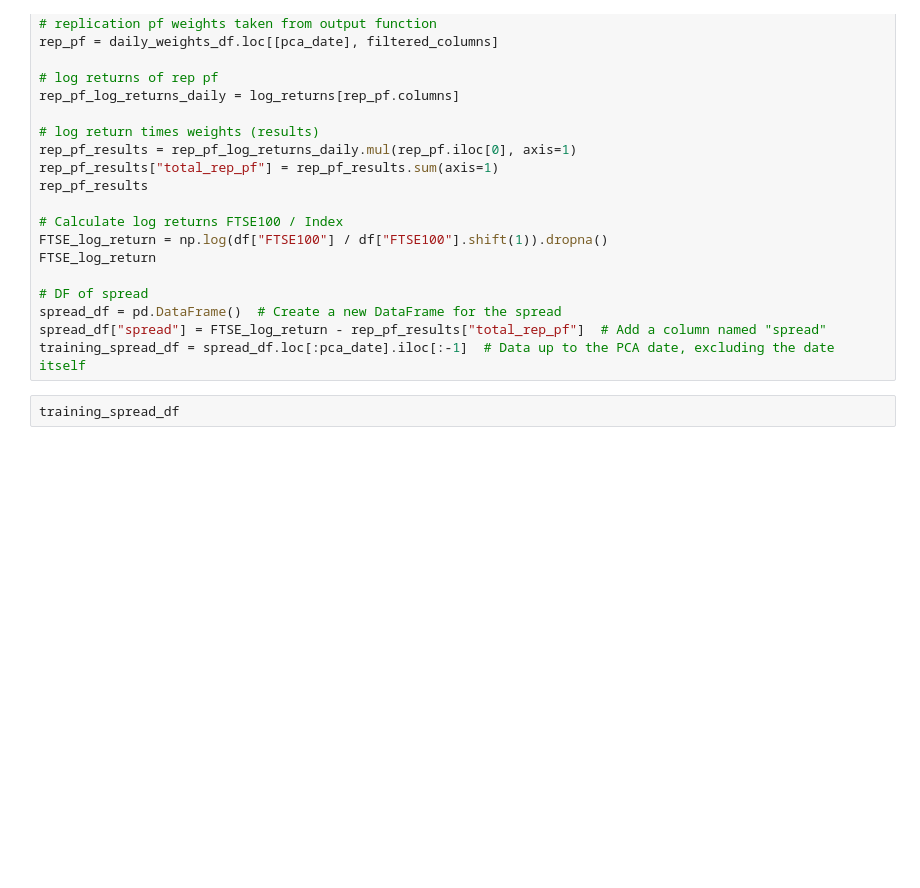
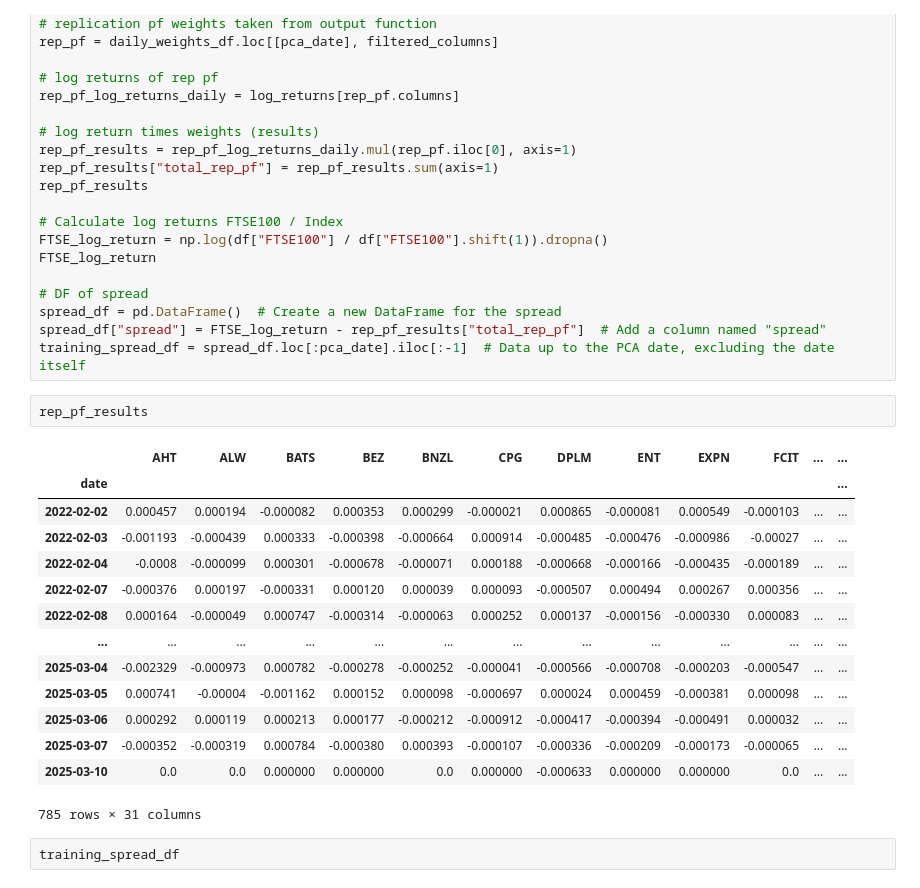
Before and after one commit to Ilse-hutten/index-arbitrage, a Jupyter notebook: notebooks/Spread calc.ipynb, the cells around one changed output. Cells and saved outputs as stored; diff of their text form; blank space fills up the shorter version.

Commit message:
set index date

```diff
--- a/notebooks/Spread calc.ipynb
+++ b/notebooks/Spread calc.ipynb
@@ -126,6 +149,23 @@ FTSE_log_return
 spread_df = pd.DataFrame()  # Create a new DataFrame for the spread
 spread_df["spread"] = FTSE_log_return - rep_pf_results["total_rep_pf"]  # Add a column named "spread"
 training_spread_df = spread_df.loc[:pca_date].iloc[:-1]  # Data up to the PCA date, excluding the date itself
+# %%
+rep_pf_results
+# %% [output]
+|  | AHT | ALW | BATS | BEZ | BNZL | CPG | DPLM | ENT | EXPN | FCIT | ... | ... |
+| date |  |  |  |  |  |  |  |  |  |  |  | ... |
+| 2022-02-02 | 0.000457 | 0.000194 | -0.000082 | 0.000353 | 0.000299 | -0.000021 | 0.000865 | -0.000081 | 0.000549 | -0.000103 | ... | ... |
+| 2022-02-03 | -0.001193 | -0.000439 | 0.000333 | -0.000398 | -0.000664 | 0.000914 | -0.000485 | -0.000476 | -0.000986 | -0.00027 | ... | ... |
+| 2022-02-04 | -0.0008 | -0.000099 | 0.000301 | -0.000678 | -0.000071 | 0.000188 | -0.000668 | -0.000166 | -0.000435 | -0.000189 | ... | ... |
+| 2022-02-07 | -0.000376 | 0.000197 | -0.000331 | 0.000120 | 0.000039 | 0.000093 | -0.000507 | 0.000494 | 0.000267 | 0.000356 | ... | ... |
+| 2022-02-08 | 0.000164 | -0.000049 | 0.000747 | -0.000314 | -0.000063 | 0.000252 | 0.000137 | -0.000156 | -0.000330 | 0.000083 | ... | ... |
+| ... | ... | ... | ... | ... | ... | ... | ... | ... | ... | ... | ... | ... |
+| 2025-03-04 | -0.002329 | -0.000973 | 0.000782 | -0.000278 | -0.000252 | -0.000041 | -0.000566 | -0.000708 | -0.000203 | -0.000547 | ... | ... |
+| 2025-03-05 | 0.000741 | -0.00004 | -0.001162 | 0.000152 | 0.000098 | -0.000697 | 0.000024 | 0.000459 | -0.000381 | 0.000098 | ... | ... |
+| 2025-03-06 | 0.000292 | 0.000119 | 0.000213 | 0.000177 | -0.000212 | -0.000912 | -0.000417 | -0.000394 | -0.000491 | 0.000032 | ... | ... |
+| 2025-03-07 | -0.000352 | -0.000319 | 0.000784 | -0.000380 | 0.000393 | -0.000107 | -0.000336 | -0.000209 | -0.000173 | -0.000065 | ... | ... |
+| 2025-03-10 | 0.0 | 0.0 | 0.000000 | 0.000000 | 0.0 | 0.000000 | -0.000633 | 0.000000 | 0.000000 | 0.0 | ... | ... |
+785 rows × 31 columns
 # %%
 training_spread_df
 # %% [output]
```
Also changed, not shown: parts of 6 cells of this notebook, 6 other files.
